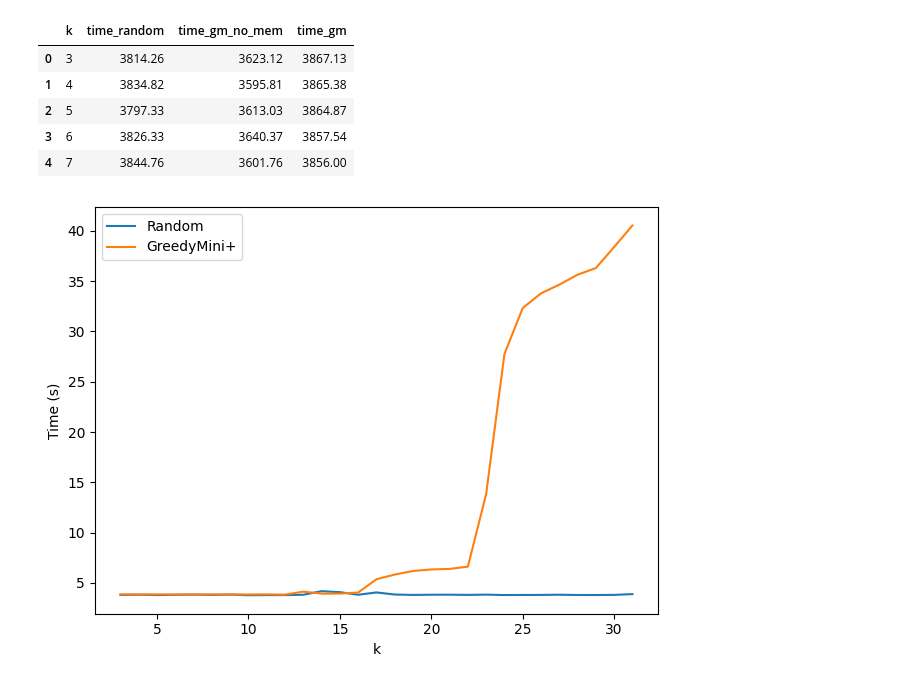
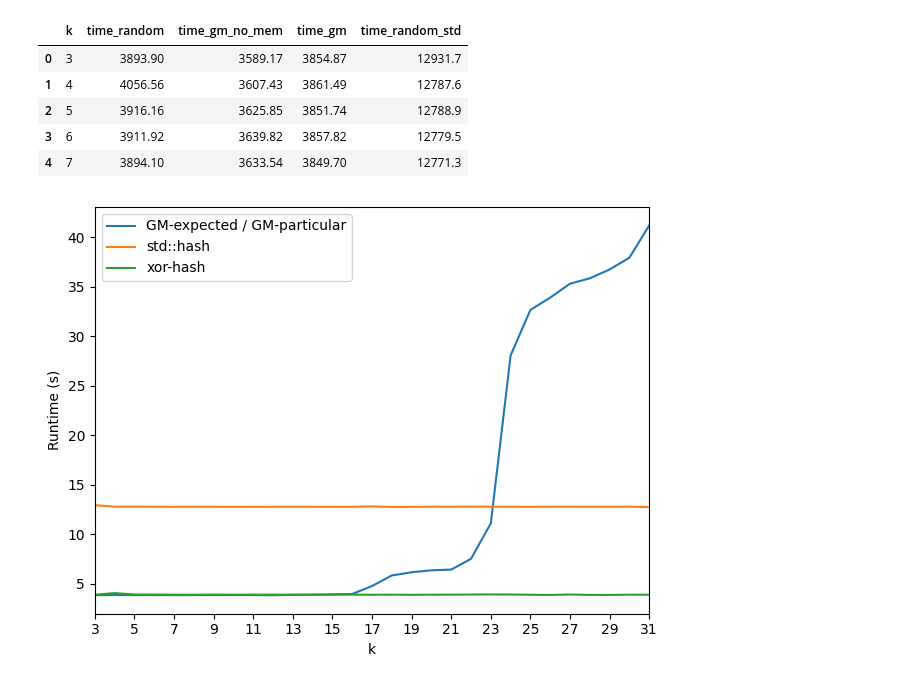
Before and after one commit to OrensteinLab/GreedyMini, a Jupyter notebook: various scripts/plots/plot_sampling_times.ipynb, the cells around one changed output. Drawn from its saved outputs; the diff is of its cells as text; code cells hidden in the pictures.

Commit message:
updated some plots

```diff
--- a/various scripts/plots/plot_sampling_times.ipynb
+++ b/various scripts/plots/plot_sampling_times.ipynb
@@ -2,47 +2,60 @@
 import pandas as pd
 
 
-csv_file_path = 'sampling_runtime.csv'
+csv_file_path = 'matrices/sampling_runtime.csv'
 # %%
 df =  pd.read_csv(csv_file_path)
 df.head()
 # %% [output]
-|  | k | time_random | time_gm_no_mem | time_gm |
-| 0 | 3 | 3814.26 | 3623.12 | 3867.13 |
-| 1 | 4 | 3834.82 | 3595.81 | 3865.38 |
-| 2 | 5 | 3797.33 | 3613.03 | 3864.87 |
-| 3 | 6 | 3826.33 | 3640.37 | 3857.54 |
-| 4 | 7 | 3844.76 | 3601.76 | 3856.00 |
+|  | k | time_random | time_gm_no_mem | time_gm | time_random_std |
+| 0 | 3 | 3893.90 | 3589.17 | 3854.87 | 12931.7 |
+| 1 | 4 | 4056.56 | 3607.43 | 3861.49 | 12787.6 |
+| 2 | 5 | 3916.16 | 3625.85 | 3851.74 | 12788.9 |
+| 3 | 6 | 3911.92 | 3639.82 | 3857.82 | 12779.5 |
+| 4 | 7 | 3894.10 | 3633.54 | 3849.70 | 12771.3 |
 # %%
 import matplotlib.pyplot as plt
 import numpy as np
 
 
 # Selecting columns for the bar plot
-columns_of_interest = ["k", "time_random", "time_gm"]
+columns_of_interest = ["k", "time_random", "time_gm", "time_random_std"]
 
 # rename time_random to random
-df = df.rename(columns={"time_random": "Random"})
+df = df.rename(columns={"time_random": "xor-hash"})
 
 # rename time_gm to GreedyMini+
-df = df.rename(columns={"time_gm": "GreedyMini+"})
+df = df.rename(columns={"time_gm": "GM-expected / GM-particular"})
 
-renamed_columns = ["k", "Random", "GreedyMini+"]
+
+# rename time_random_std to std::hash
+df = df.rename(columns={"time_random_std": "std::hash"})
+
+renamed_columns = ["k", "GM-expected / GM-particular", "std::hash", "xor-hash"]
 
 # make all values devided by 1000 on Random and GreedyMini+ columns
-df["Random"] = df["Random"] / 1000
-df["GreedyMini+"] = df["GreedyMini+"] / 1000
+df["xor-hash"] = df["xor-hash"] / 1000
+df["GM-expected / GM-particular"] = df["GM-expected / GM-particular"] / 1000
+df["std::hash"] = df["std::hash"] / 1000
 # %%
 # set 'k' as the index
 df.set_index('k', inplace=True)
 # %%
 # plot the data as curves
 df[renamed_columns[1:]].plot(kind='line')
-plt.ylabel('Time (s)')
+plt.ylabel('Runtime (s)')
 plt.xlabel('k')
 
+# set x range to 3 to 31
+plt.xlim(3, 31)
+
+
+#x ticks start from 1 5 11 15
+plt.xticks(np.arange(3, 33, 2))
+
+
 plt.tight_layout()
-plt.savefig('sampling_runtime.pdf')
+plt.savefig('figures/sampling_runtime.pdf')
 plt.show()
 # %% [output]
-[figure, old version]
+[figure, new version]
```
Also changed, not shown: 2 other files.
